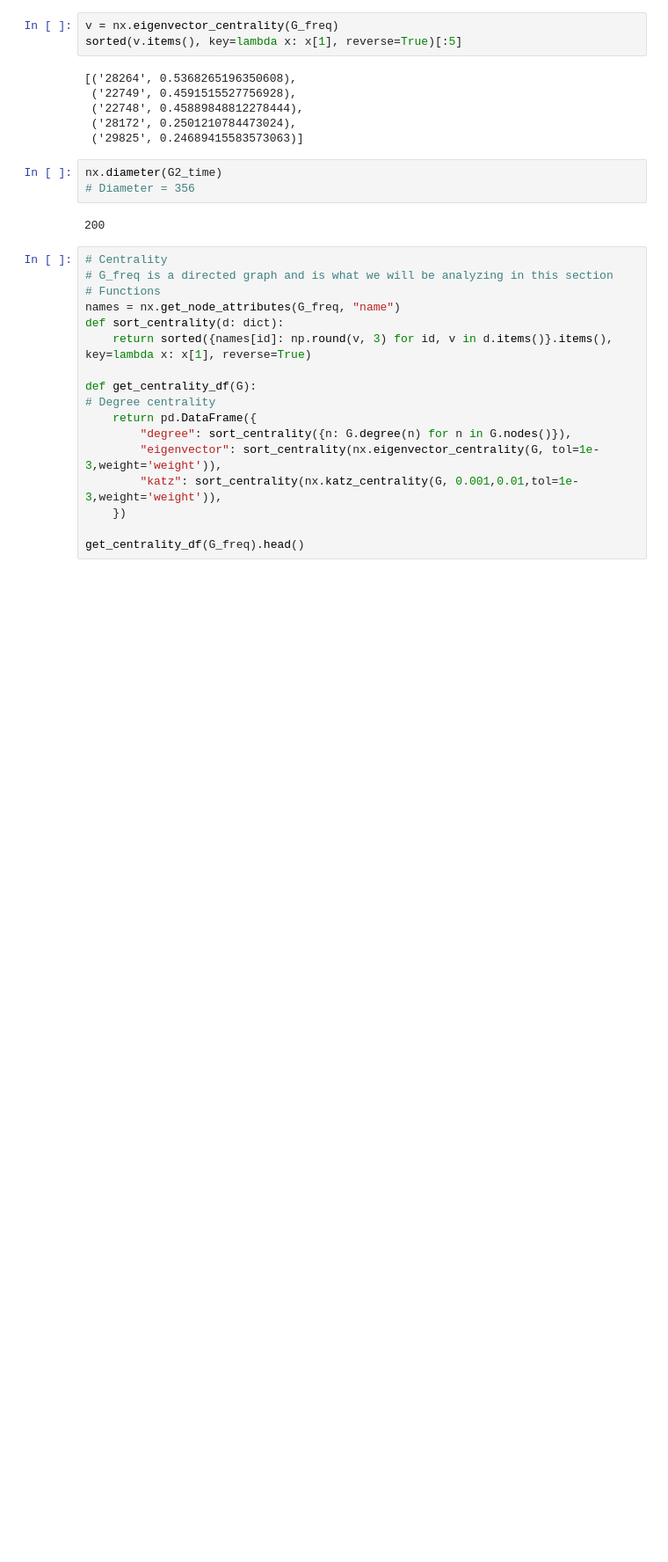
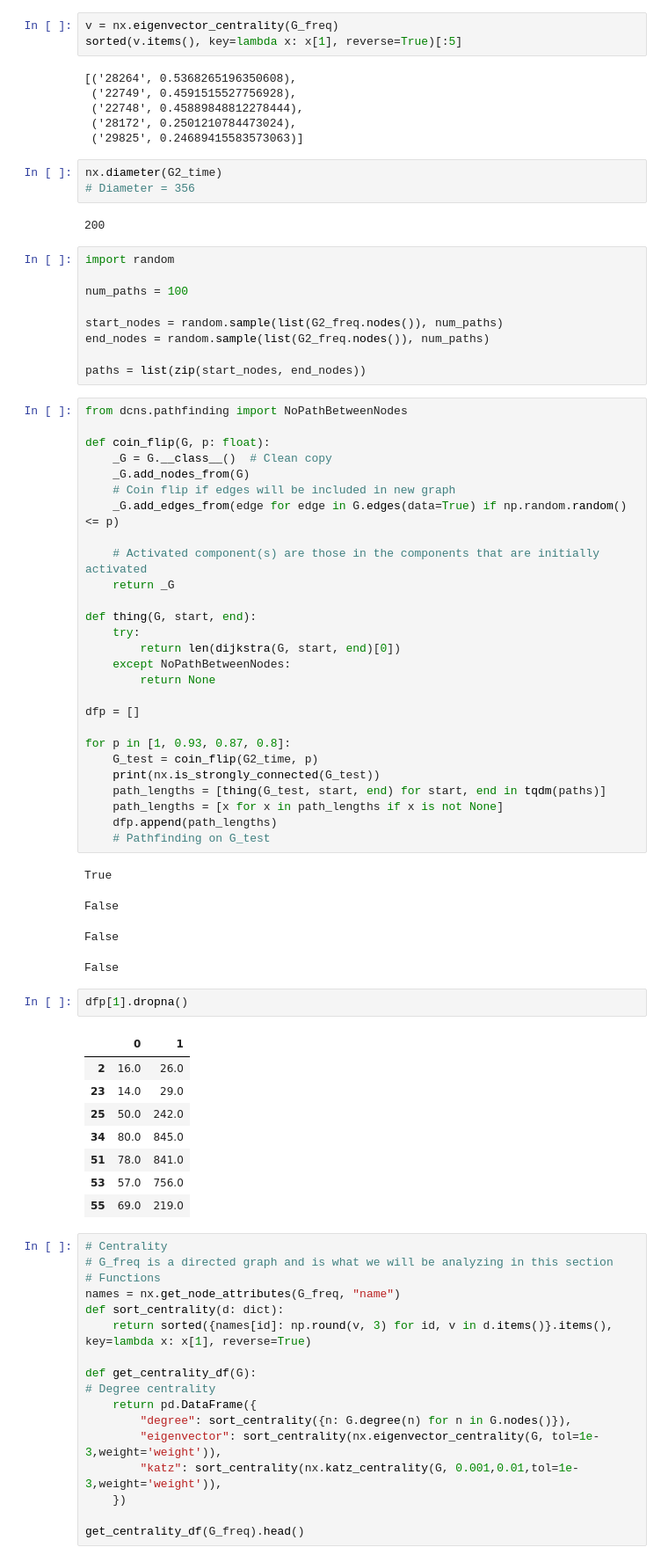
Before and after one commit to Antyos/DCNS-S23-Project, a Jupyter notebook: dart_graph.ipynb, the cells around one changed output. Shown at 88% size. Cells and saved outputs as stored; diff of their text form; blank space fills up the shorter version.

```diff
--- a/dart_graph.ipynb
+++ b/dart_graph.ipynb
@@ -335,6 +335,58 @@ nx.diameter(G2_time)
 # Diameter = 356
 # %% [output]
 200
+# %%
+import random
+
+num_paths = 100
+
+start_nodes = random.sample(list(G2_freq.nodes()), num_paths)
+end_nodes = random.sample(list(G2_freq.nodes()), num_paths)
+
+paths = list(zip(start_nodes, end_nodes))
+# %%
+from dcns.pathfinding import NoPathBetweenNodes
+
+def coin_flip(G, p: float):
+    _G = G.__class__()  # Clean copy
+    _G.add_nodes_from(G)
+    # Coin flip if edges will be included in new graph
+    _G.add_edges_from(edge for edge in G.edges(data=True) if np.random.random() <= p)
+
+    # Activated component(s) are those in the components that are initially activated
+    return _G
+
+def thing(G, start, end):
+    try:
+        return len(dijkstra(G, start, end)[0])
+    except NoPathBetweenNodes:
+        return None
+
+dfp = []
+
+for p in [1, 0.93, 0.87, 0.8]:
+    G_test = coin_flip(G2_time, p)
+    print(nx.is_strongly_connected(G_test))
+    path_lengths = [thing(G_test, start, end) for start, end in tqdm(paths)]
+    path_lengths = [x for x in path_lengths if x is not None]
+    dfp.append(path_lengths)
+    # Pathfinding on G_test
+# %% [output]
+True
+False
+False
+False
+# %%
+dfp[1].dropna()
+# %% [output]
+|  | 0 | 1 |
+| 2 | 16.0 | 26.0 |
+| 23 | 14.0 | 29.0 |
+| 25 | 50.0 | 242.0 |
+| 34 | 80.0 | 845.0 |
+| 51 | 78.0 | 841.0 |
+| 53 | 57.0 | 756.0 |
+| 55 | 69.0 | 219.0 |
 # %%
 # Centrality
 # G_freq is a directed graph and is what we will be analyzing in this section
```
Also changed, not shown: parts of 4 cells of this notebook.
